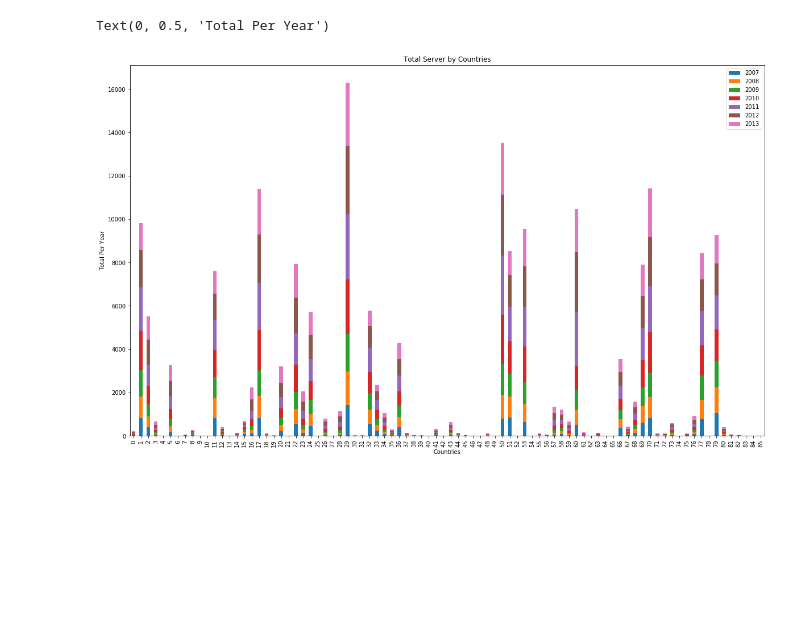
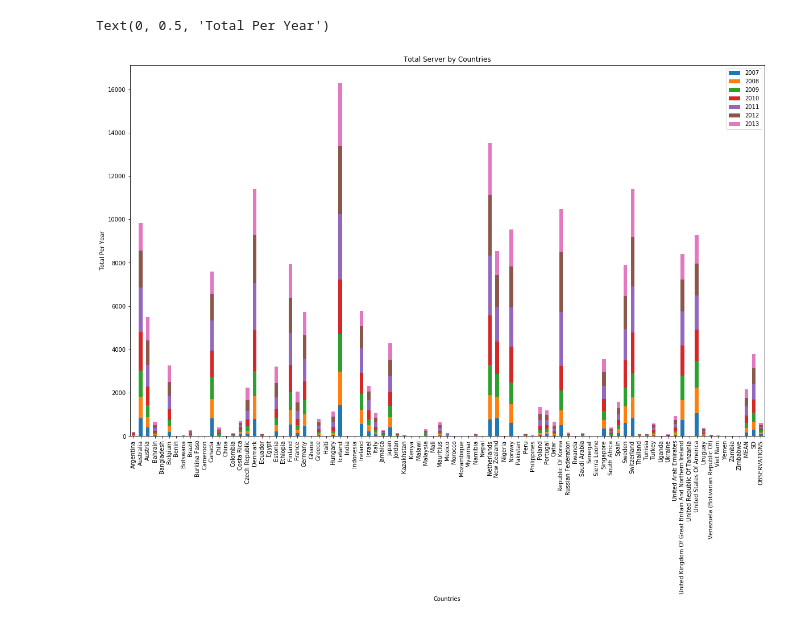
Before and after one commit to tatounel/internet-explorer, a Jupyter notebook: Secure_Internet_Server_Usage-checkpoint.ipynb, the cells around one changed output. Saved outputs shown, nothing was run; the diff lists cells and outputs as text; code cells hidden in the pictures; blank space fills up the shorter version.

Commit message:
Modified to String rather than using Numeric

```diff
--- a/Secure_Internet_Server_Usage-checkpoint.ipynb
+++ b/Secure_Internet_Server_Usage-checkpoint.ipynb
@@ -48,10 +48,17 @@ Secure Internet Servers per million population     object
 2013                                              float64
 dtype: object
 # %%
+# Having the string rather than the numeric value for countries
+ind = df.set_index("secure_internet_servers_per_million_population", inplace = True)
+
 #Just a quick note: 'stacked = True' meaning the bars are on top of each other rather than displaying side by side (saves space)
 bar_plot = df.plot(kind='bar',stacked=True,title="Total Server by Countries",figsize=(20, 12)) #figsize (x,y)
+
+#bar plot x axis label
 bar_plot.set_xlabel("Countries")
+
+#bar plot y axis label
 bar_plot.set_ylabel("Total Per Year")
 # %% [output]
 Text(0, 0.5, 'Total Per Year')
-[figure, old version]
+[figure, new version]
```
Also changed, not shown: parts of 3 cells of this notebook.
